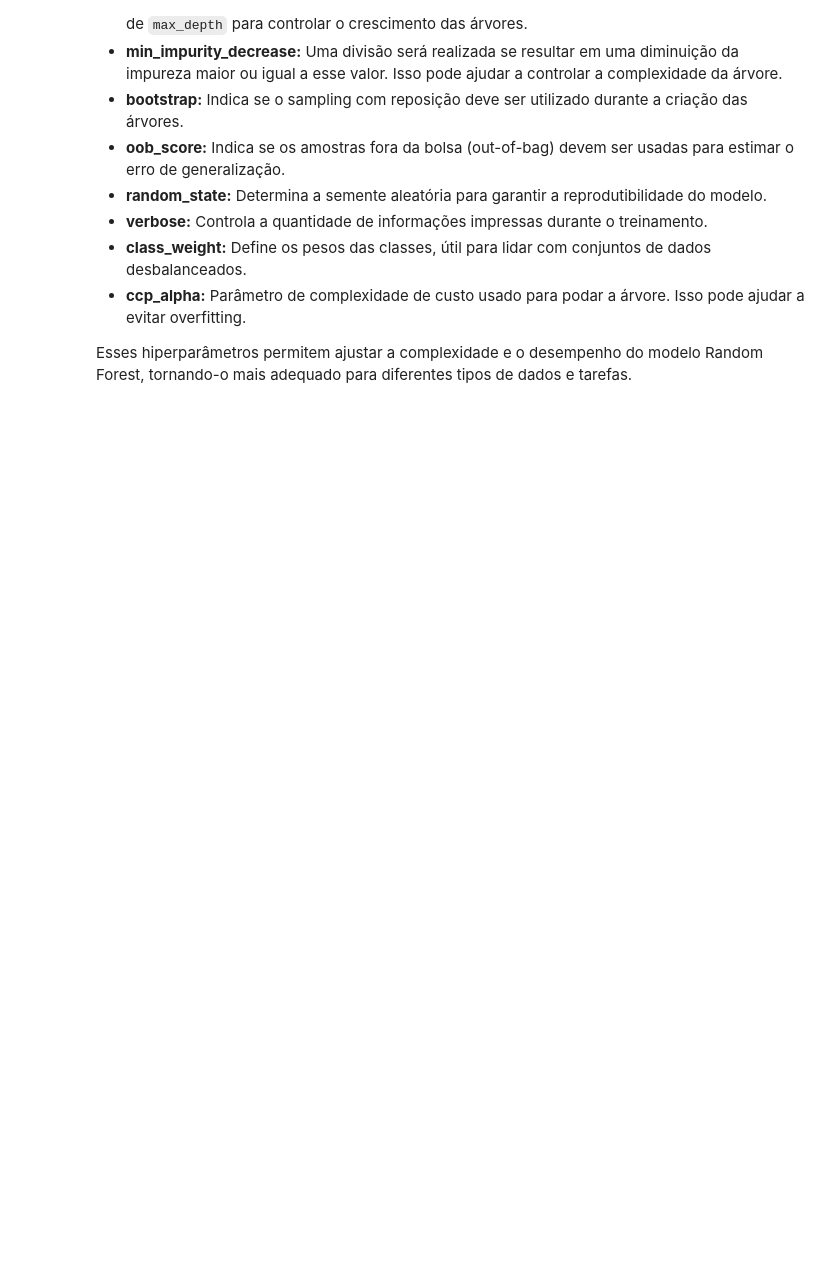
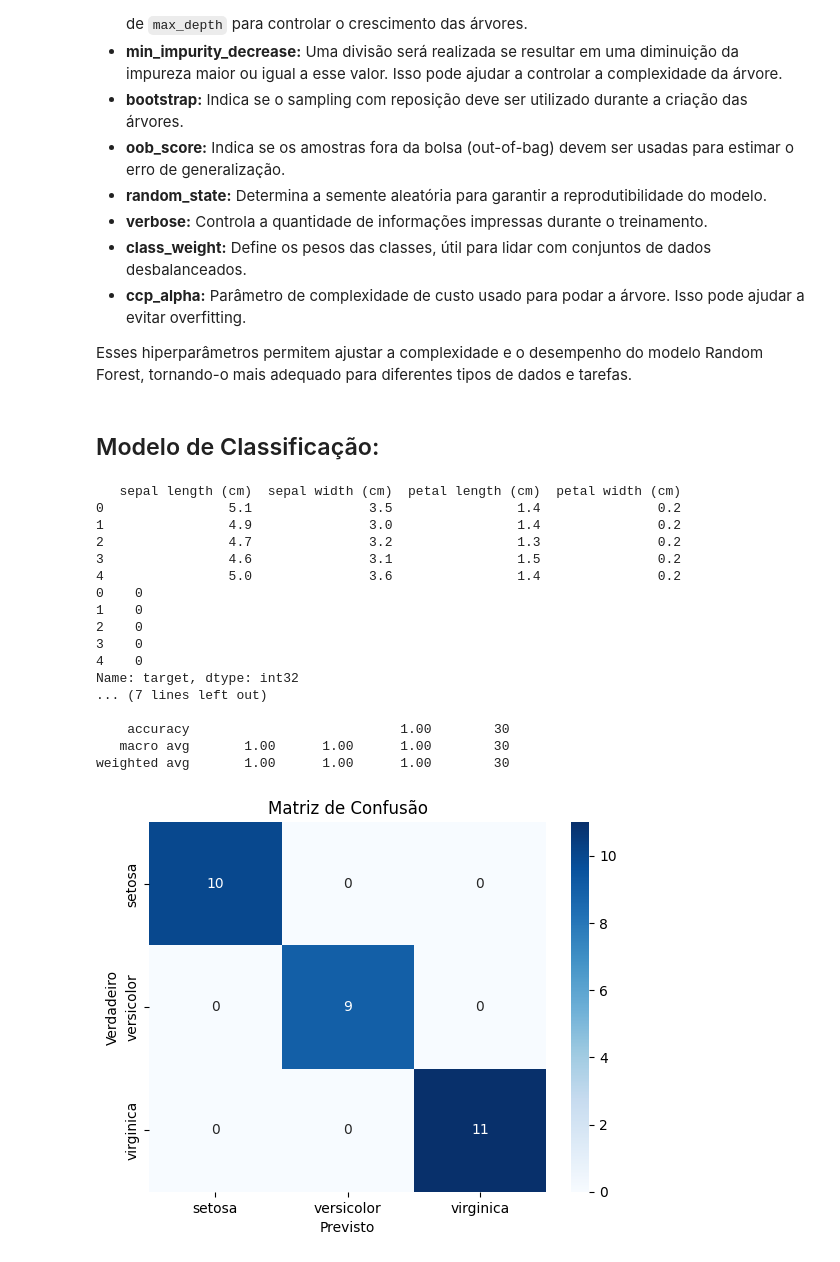
Before and after one commit to enzoschitini/machine-learning, a Jupyter notebook: Random Forest/Random Forest.ipynb, the cells around one changed output. Cells and saved outputs as stored; diff of their text form; code cells hidden in the pictures; blank space fills up the shorter version.

```diff
--- a/Random Forest/Random Forest.ipynb
+++ b/Random Forest/Random Forest.ipynb
@@ -82,3 +82,81 @@ Em resumo, enquanto o bagging aplica o bootstrap sampling para criar diferentes
 - **ccp_alpha:** Parâmetro de complexidade de custo usado para podar a árvore. Isso pode ajudar a evitar overfitting.
 
 Esses hiperparâmetros permitem ajustar a complexidade e o desempenho do modelo Random Forest, tornando-o mais adequado para diferentes tipos de dados e tarefas.
+# %% [markdown]
+## Modelo de Classificação:
+# %%
+# Importar as bibliotecas necessárias
+import pandas as pd
+import numpy as np
+from sklearn.model_selection import train_test_split
+from sklearn.ensemble import RandomForestClassifier
+from sklearn.metrics import accuracy_score, classification_report, confusion_matrix
+import seaborn as sns
+import matplotlib.pyplot as plt
+
+# Carregar o dataset Iris
+from sklearn.datasets import load_iris
+data = load_iris()
+X = pd.DataFrame(data.data, columns=data.feature_names)  # Carregar as features
+y = pd.Series(data.target, name='target')  # Carregar o target
+
+# Exploração do dataset
+print(X.head())
+print(y.head())
+
+# Dividir o dataset em dados de treino e teste (80% treino, 20% teste)
+X_train, X_test, y_train, y_test = train_test_split(X, y, test_size=0.2, random_state=42)
+
+# Criar o modelo Random Forest
+rf_model = RandomForestClassifier(n_estimators=100, random_state=42)
+
+# Treinar o modelo
+rf_model.fit(X_train, y_train)
+
+# Previsões nos dados de teste
+y_pred = rf_model.predict(X_test)
+
+# Avaliação do modelo
+accuracy = accuracy_score(y_test, y_pred)
+print(f"Acurácia do modelo: {accuracy:.2f}")
+
+# Relatório de classificação
+print("Relatório de classificação:\n", classification_report(y_test, y_pred))
+
+# Matriz de confusão
+conf_matrix = confusion_matrix(y_test, y_pred)
+sns.heatmap(conf_matrix, annot=True, fmt='d', cmap='Blues', xticklabels=data.target_names, yticklabels=data.target_names)
+plt.xlabel('Previsto')
+plt.ylabel('Verdadeiro')
+plt.title('Matriz de Confusão')
+plt.show()
+
+# Importância das features
+feature_importances = pd.Series(rf_model.feature_importances_, index=X.columns)
+feature_importances = feature_importances.sort_values(ascending=False)
+
+# Visualizar a importância das features
+feature_importances.plot(kind='bar')
+plt.title('Importância das Features')
+plt.ylabel('Importância')
+plt.xlabel('Features')
+plt.show()
+# %% [output]
+   sepal length (cm)  sepal width (cm)  petal length (cm)  petal width (cm)
+0                5.1               3.5                1.4               0.2
+1                4.9               3.0                1.4               0.2
+2                4.7               3.2                1.3               0.2
+3                4.6               3.1                1.5               0.2
+4                5.0               3.6                1.4               0.2
+0    0
+1    0
+2    0
+3    0
+4    0
+Name: target, dtype: int32
+... (7 lines left out)
+
+    accuracy                           1.00        30
+   macro avg       1.00      1.00      1.00        30
+weighted avg       1.00      1.00      1.00        30
+[figure, added]
```
Also changed, not shown: parts of 3 cells of this notebook, 1 other file.
